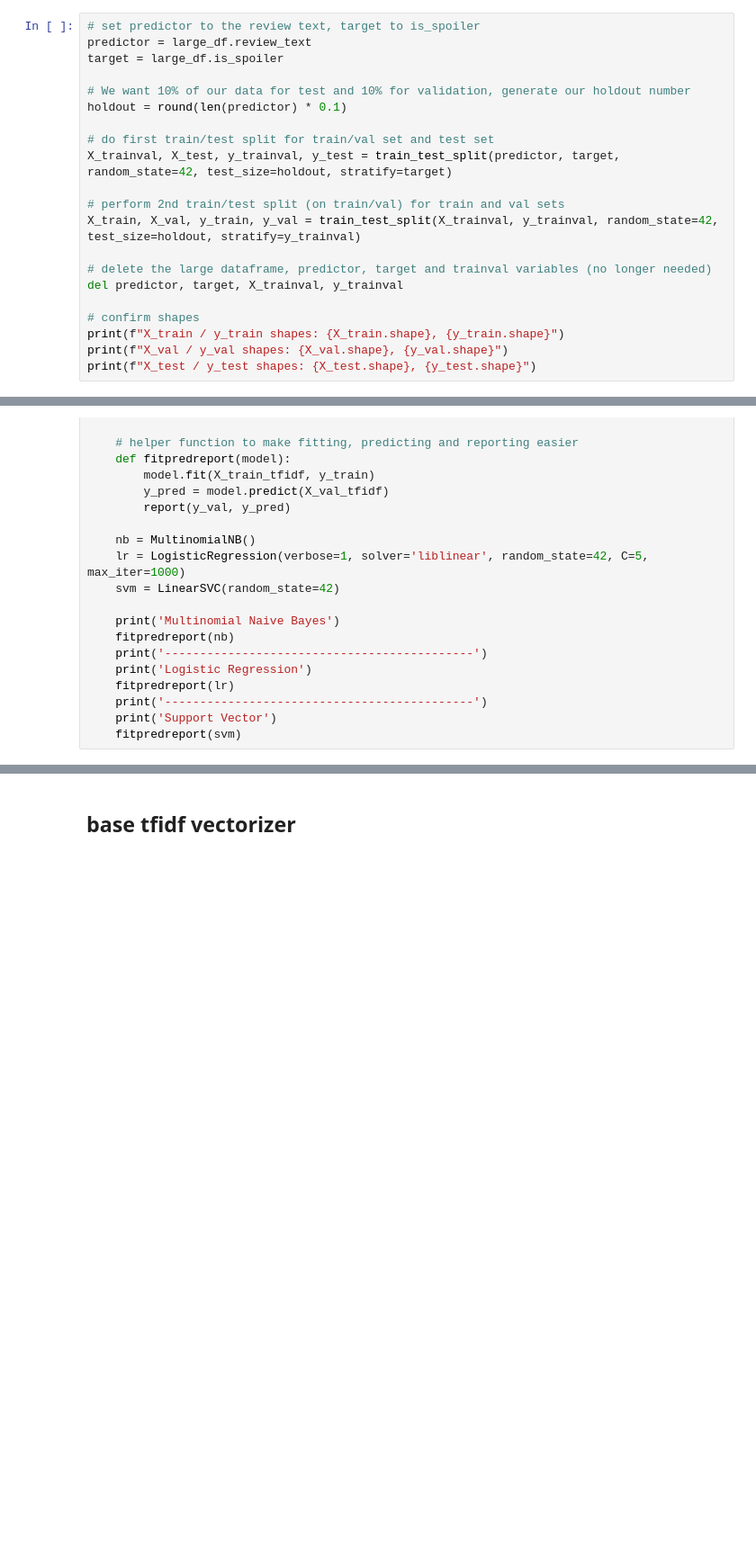
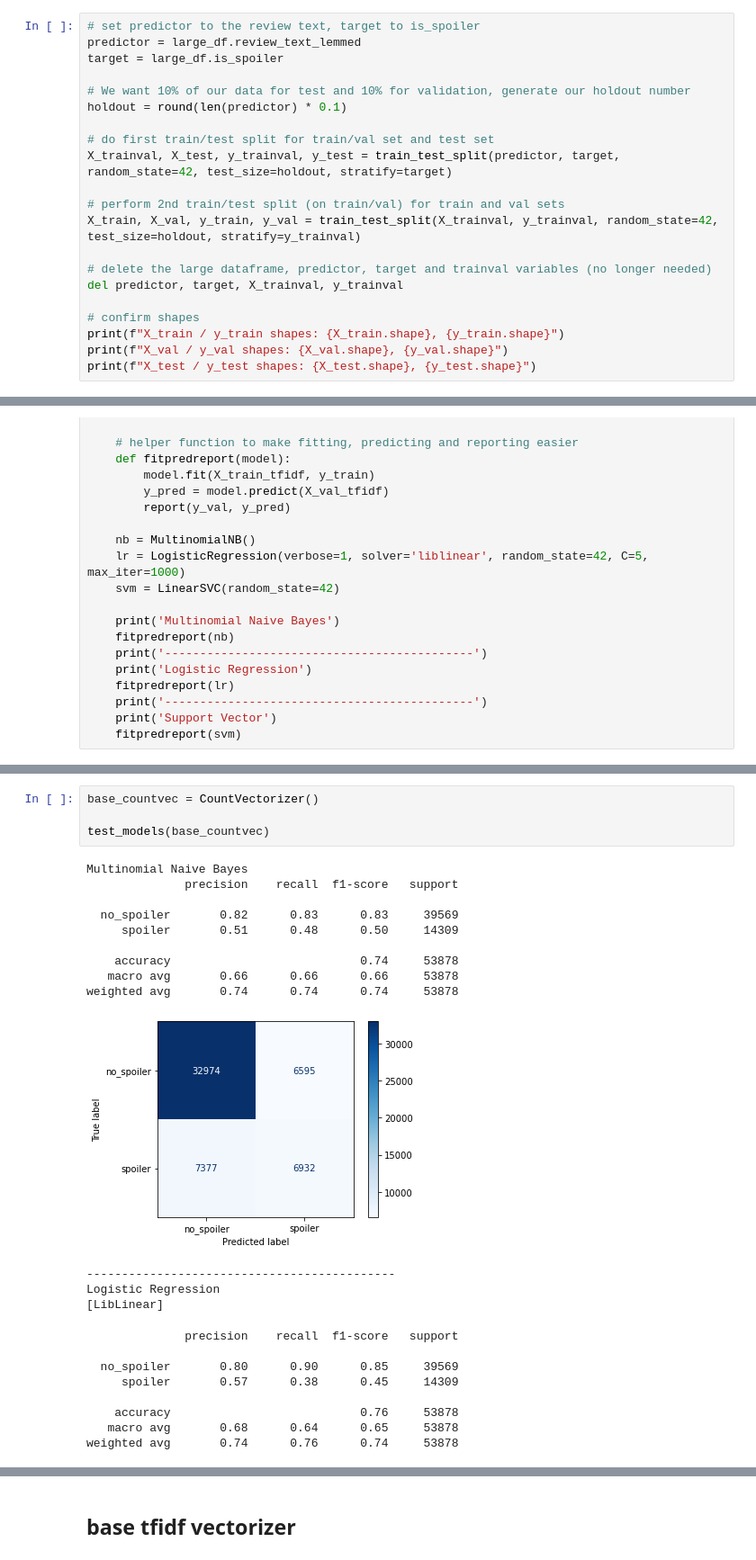
Before and after one commit to brtracy/capstone_project, a Jupyter notebook: Modeling.ipynb, the cells around one changed output, grey strips where cells are left out. Shown at 90% size. Drawn from its saved outputs; the diff is of its cells as text; blank space fills up the shorter version.

```diff
--- a/Modeling.ipynb
+++ b/Modeling.ipynb
@@ -86,7 +86,7 @@ large_df
 ## train/val/test split
 # %%
 # set predictor to the review text, target to is_spoiler
-predictor = large_df.review_text
+predictor = large_df.review_text_lemmed
 target = large_df.is_spoiler
 
 # We want 10% of our data for test and 10% for validation, generate our holdout number
@@ -180,0 +189,26 @@ def test_models(vectorizer):
+# %%
+base_countvec = CountVectorizer()
+
+test_models(base_countvec)
+# %% [output]
+Multinomial Naive Bayes
+              precision    recall  f1-score   support
+
+  no_spoiler       0.82      0.83      0.83     39569
+     spoiler       0.51      0.48      0.50     14309
+
+    accuracy                           0.74     53878
+   macro avg       0.66      0.66      0.66     53878
+weighted avg       0.74      0.74      0.74     53878
+[figure, added]
+--------------------------------------------
+Logistic Regression
+[LibLinear]
+              precision    recall  f1-score   support
+
+  no_spoiler       0.80      0.90      0.85     39569
+     spoiler       0.57      0.38      0.45     14309
+
+    accuracy                           0.76     53878
+   macro avg       0.68      0.64      0.65     53878
+weighted avg       0.74      0.76      0.74     53878
```
Also changed, not shown: parts of 8 cells of this notebook, 3 other files.
